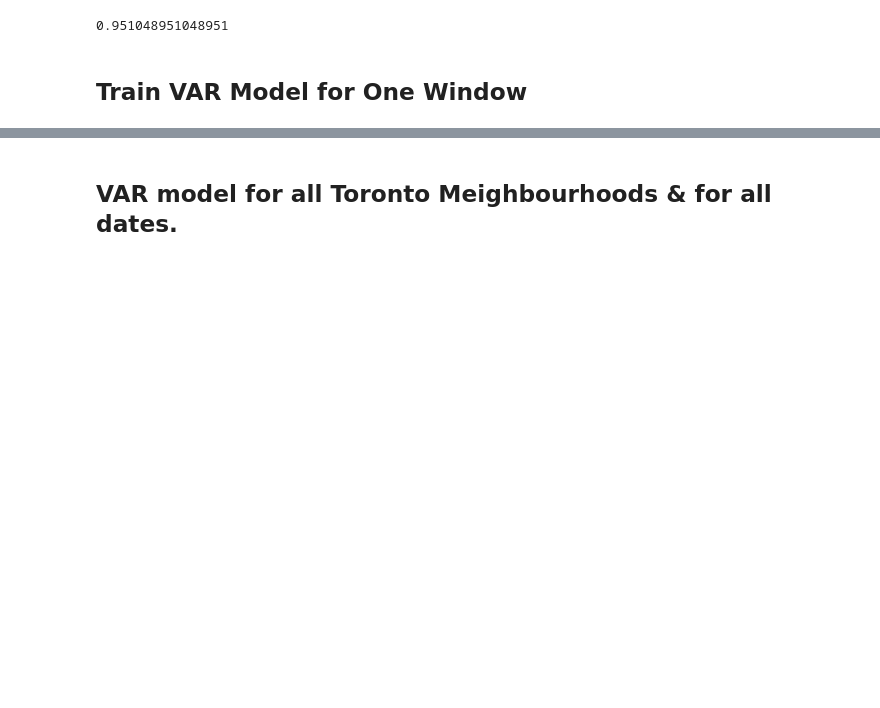
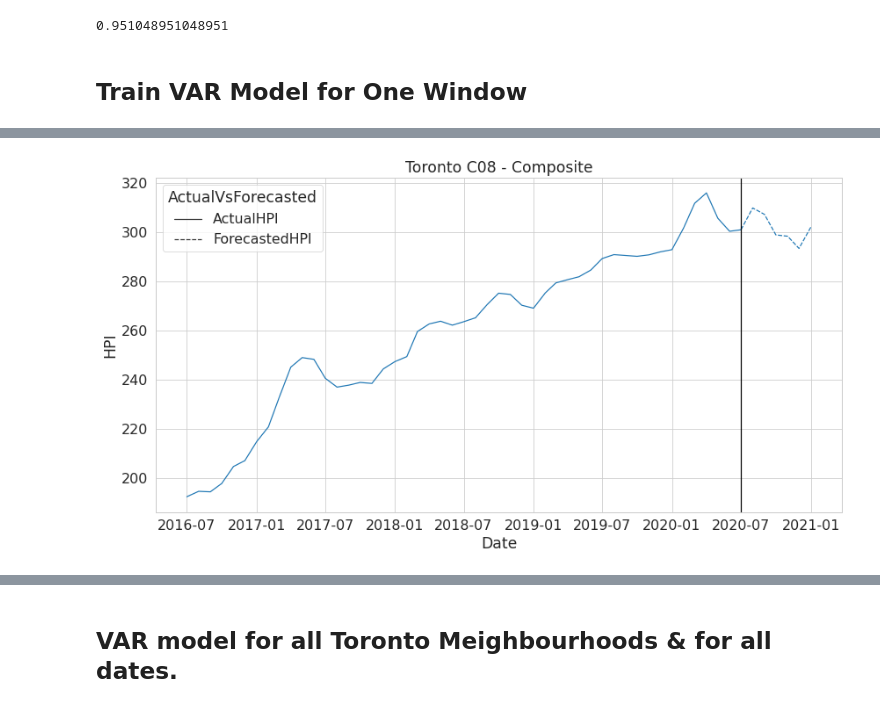
Before and after one commit to sinan-ozel/toronto-hpi, a Jupyter notebook: notebook/05.C.VAR-in-differences.ipynb, the cells around one changed output, grey strips where cells are left out. Drawn from its saved outputs; the diff is of its cells as text; code cells hidden in the pictures; blank space fills up the shorter version.

```diff
--- a/notebook/05.C.VAR-in-differences.ipynb
+++ b/notebook/05.C.VAR-in-differences.ipynb
@@ -115,5 +128,4 @@ panels
 # %%
-start_date = pd.to_datetime(date(2012, 1, 1))
 end_date = start_date + relativedelta(months=window_length)
 train = (
     hpi_returns
@@ -122,7 +134,6 @@ train = (
         .pivot_table(values=['MonthlyChangeInHPI'], index=['Date'], columns=['Area', 'Type'])
 )
 train.index = pd.DatetimeIndex(train.index).to_period('M')
-date_of_forecast_being_made = train.index.max()
 date_of_forecasted_value = end_date + relativedelta(months=1)
-start_date, end_date, date_of_forecast_being_made, date_of_forecasted_value
+print(f"Window Start: {start_date}\nWindow End: {end_date}\nDate of the first forecast: {date_of_forecasted_value}")
 # %% [output]
@@ -169,0 +235,12 @@ forecast
+# %%
+# visualization = comparison.melt(id_vars=['Area', 'Type', 'Date'], value_vars=['HPI', 'ForecastedHPI', 'MonthlyChangeInHPI', 'ForecastedMonthlyChangeInHPI'])
+visualization = (
+    comparison
+        .rename(columns={'HPI': 'ActualHPI'})
+        .melt(id_vars=['Area', 'Type', 'Date'], value_vars=['ActualHPI', 'ForecastedHPI'], value_name='HPI', var_name='ActualVsForecasted')
+)
+last_known_hpi_at_the_time_of_forecasting = visualization[(visualization['Date'] == end_date) & (visualization['ActualVsForecasted'] == 'ActualHPI')].copy()
+last_known_hpi_at_the_time_of_forecasting['ActualVsForecasted'] = 'ForecastedHPI'
+visualization = pd.concat([visualization, last_known_hpi_at_the_time_of_forecasting])
+no_actual_values_for_forecasted_period = ~((visualization['Date'] > end_date) & (visualization['ActualVsForecasted'] == 'ActualHPI'))
+visualization
@@ -169,0 +261,22 @@ forecast
+# %%
+area, housing_type = visualization.sample(1)[['Area', 'Type']].reset_index().loc[0].tolist()[1:]
+area = 'Toronto C08'
+housing_type = 'Composite'
+# %%
+
+with sns.plotting_context("paper", font_scale=1.8):
+    with sns.axes_style("whitegrid"):
+        ax = sns.lineplot(
+            data=visualization[(visualization['Area'] == area) & (visualization['Type'] == housing_type) & no_actual_values_for_forecasted_period],
+            x='Date',
+            y='HPI',
+            style='ActualVsForecasted',
+            estimator='mean'
+        )
+        ax.figure.set_figwidth(14)
+        ax.figure.set_figheight(7)
+        ax.axvline(end_date, color='black')
+        ax.set_title(f"{area} - {housing_type}")
+        fig = ax.get_figure()
+# %% [output]
+[figure, added]
```
Also changed, not shown: parts of 45 cells of this notebook, 1 other file.
